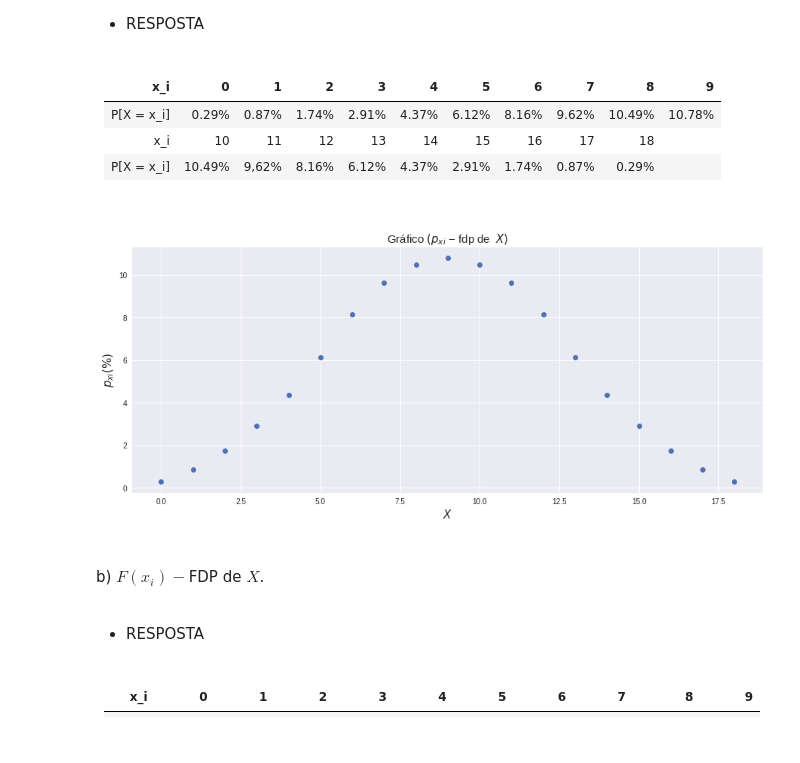
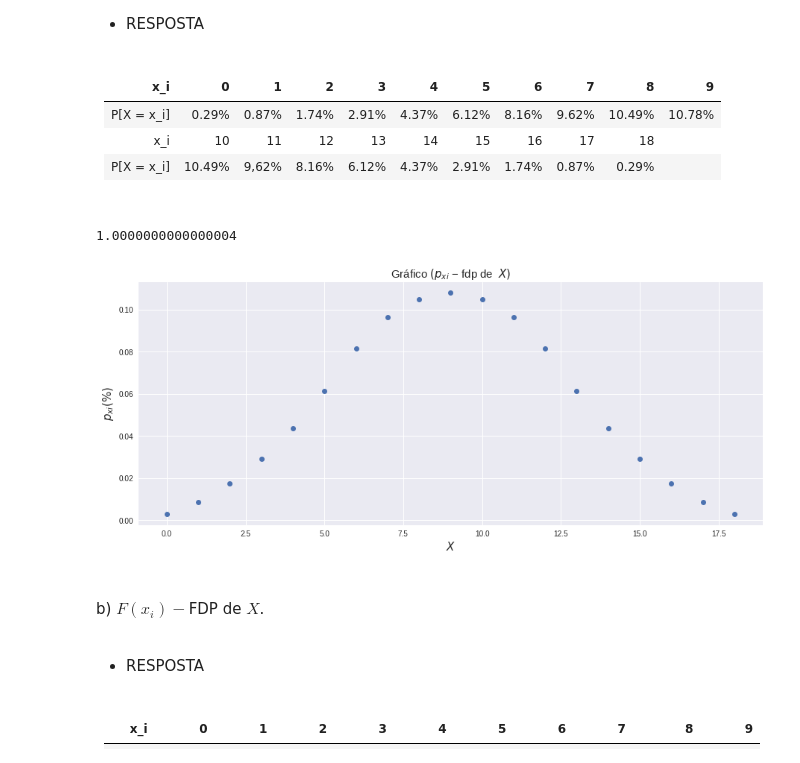
Before and after one commit to Oseiasdfarias/ProbabilidadeProcessosEstocarticos, a Jupyter notebook: FEE_PPE_LE_U04_P01_Oseias_Dias_de_Farias_201733940002.ipynb, the cells around one changed output. Cells and saved outputs as stored; diff of their text form; code cells hidden in the pictures.

```diff
--- a/FEE_PPE_LE_U04_P01_Oseias_Dias_de_Farias_201733940002.ipynb
+++ b/FEE_PPE_LE_U04_P01_Oseias_Dias_de_Farias_201733940002.ipynb
@@ -384,23 +420,24 @@ a) $p(x_i)-$fdp de $X$.
 <br>
 # %%
 q2_x_i = np.linspace(0, 18, 19)
-fdp_q2 = prob*100
+fdp_q2 = prob #*100
 
 #print(f"\n\np(xi)− fdp de  X:")
 #for i in range(19):
 #  print(f"{format(fdp_q2[i], '.2f')}% ", end=" ")
 #  if (i == 9):
 #    print()
 
 # Gráfico da Função Densidade de Probabilidade
 plt.figure(figsize=(15, 6))
 plt.plot(q2_x_i, fdp_q2, "o")
 plt.title("Gráfico $( p_{xi}$ − fdp de  $X )$", fontsize=15)
 plt.xlabel("$X$", fontsize=15)
 plt.ylabel("$p_{xi} (\%)$", fontsize=15)
 plt.show()
 # %% [output]
+1.0000000000000004
-[figure, old version]
+[figure, new version]
 # %% [markdown]
 <br>
 
```
Also changed, not shown: parts of 7 cells of this notebook.
